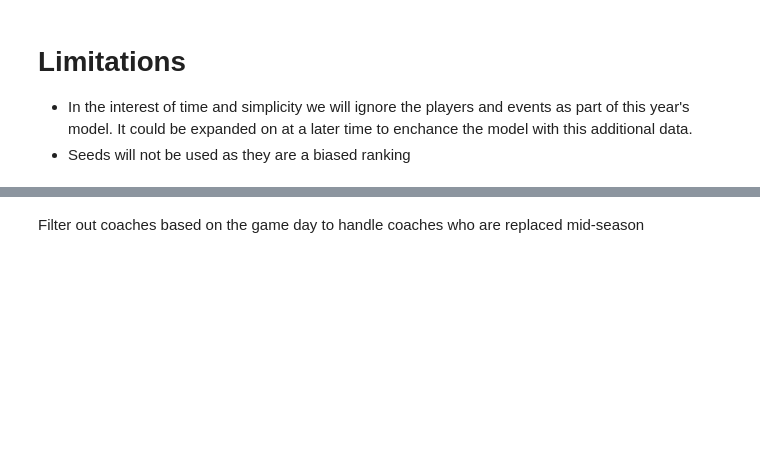
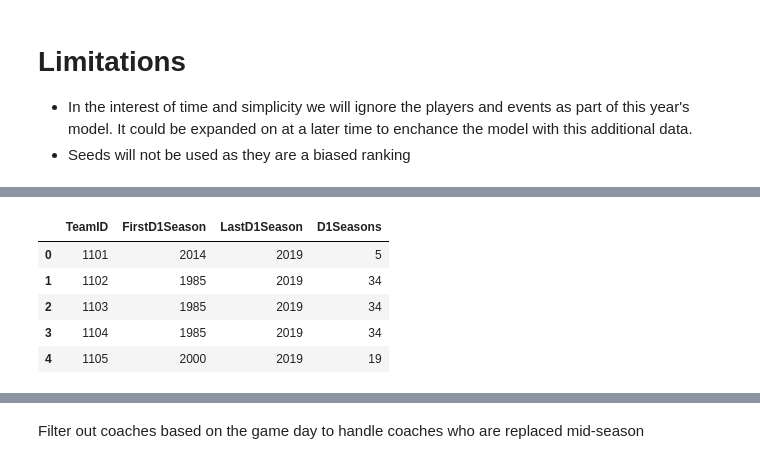
Before and after one commit to PyDataFortWayne/MarchMadness2019, a Jupyter notebook: march_madness_2019.ipynb, the cells around one changed output, grey strips where cells are left out. Drawn from its saved outputs; the diff is of its cells as text; code cells hidden in the pictures; blank space fills up the shorter version.

```diff
--- a/march_madness_2019.ipynb
+++ b/march_madness_2019.ipynb
@@ -17,7 +18,7 @@ from IPython.display import display
 - In the interest of time and simplicity we will ignore the players and events as part of this year's model. It could be expanded on at a later time to enchance the model with this additional data.
 - Seeds will not be used as they are a biased ranking
 # %%
-data_dir = 'data_2018'
+data_dir = 'data_2019'
 # %%
 df_teams = pd.read_csv(os.path.join(data_dir, 'Teams.csv'))
 df_teams.head()
@@ -24,6 +32,15 @@ df_teams.head()
 # %%
 df_teams['D1Seasons'] = df_teams['LastD1Season'] - df_teams['FirstD1Season']
+teams_dict = df_teams[['TeamID', 'TeamName']].to_dict()
+del df_teams['TeamName']
 df_teams.head()
+# %% [output]
+|  | TeamID | FirstD1Season | LastD1Season | D1Seasons |
+| 0 | 1101 | 2014 | 2019 | 5 |
+| 1 | 1102 | 1985 | 2019 | 34 |
+| 2 | 1103 | 1985 | 2019 | 34 |
+| 3 | 1104 | 1985 | 2019 | 34 |
+| 4 | 1105 | 2000 | 2019 | 19 |
 # %%
 df_detailed = pd.read_csv(os.path.join(data_dir, 'RegularSeasonDetailedResults.csv'))
 df_detailed.head()
```
Also changed, not shown: parts of 23 cells of this notebook.
